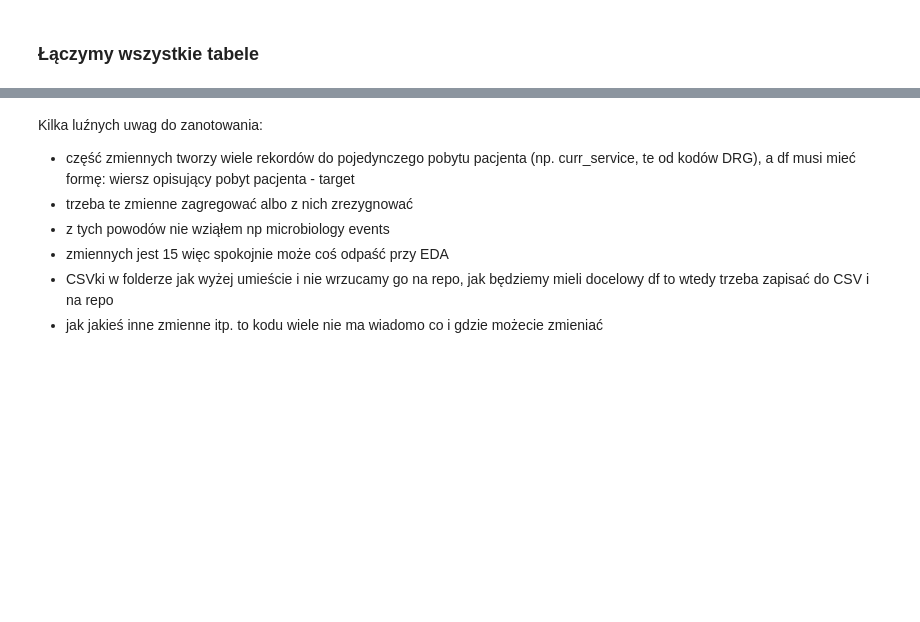
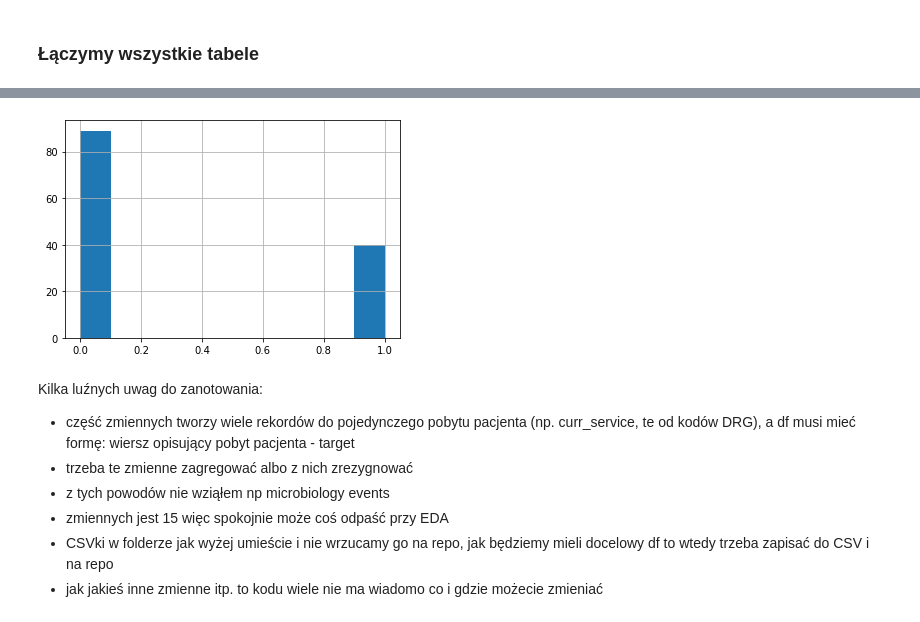
Before and after one commit to okcze/WB2021_projekt, a Jupyter notebook: PD3.ipynb, the cells around one changed output, grey strips where cells are left out. Saved outputs shown, nothing was run; the diff lists cells and outputs as text; code cells hidden in the pictures; blank space fills up the shorter version.

```diff
--- a/PD3.ipynb
+++ b/PD3.ipynb
@@ -36,7 +38,7 @@ admissions_opt = admissions[['subject_id', 'hadm_id', 'admission_type' ,
                              "marital_status", "ethnicity", "hospital_expire_flag"]]
 patients_opt = patients[['subject_id', "gender"]]
 services_opt = services[['row_id', 'subject_id', 'hadm_id', 'prev_service', 'curr_service']]
-icustays_opt = icustays[['subject_id', 'hadm_id', 'los']].groupby(by = ['subject_id', 'hadm_id']).sum().reset_index()
+icustays_opt = icustays[['subject_id', 'hadm_id', 'los']]
 drgcodes_opt = drgcodes.drop(['description', 'row_id', 'drg_code'], axis = 1)
 prescriptions_opt = prescriptions[['subject_id', 'hadm_id', 'drug_type']]
 microbiologyevents_opt = microbiologyevents[['subject_id', 'hadm_id', 'interpretation']]
@@ -141,3 +150,8 @@ df2.interpretation_S.fillna(0, inplace=True)
+# %%
+df2.hospital_expire_flag.hist()
+plt.show()
+# %% [output]
+[figure, added]
 # %%
 #tables joins to data frame
 df = admissions.join(patients.set_index("subject_id"), on = "subject_id", lsuffix="_adm", rsuffix="_pat")
```
Also changed, not shown: parts of 23 cells of this notebook.
